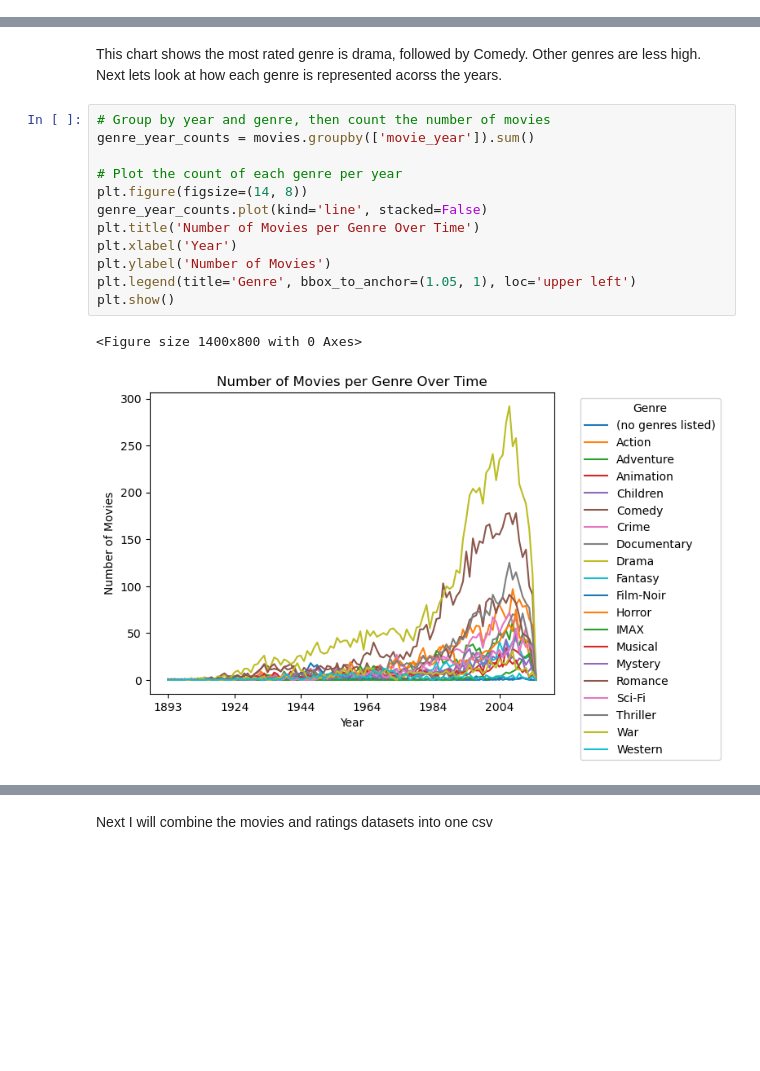
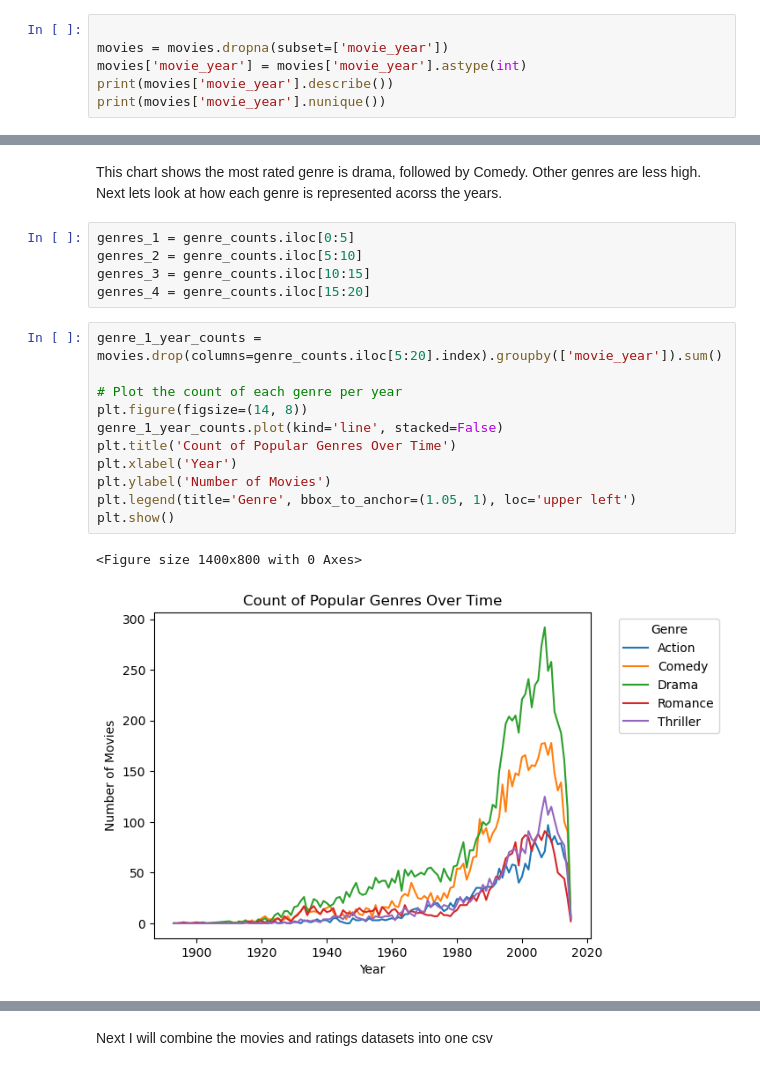
Before and after one commit to padraicohora/movie-recommendation, a Jupyter notebook: exploration/movies_univariate.ipynb, the cells around one changed output, grey strips where cells are left out. Drawn from its saved outputs; the diff is of its cells as text; blank space fills up the shorter version.

```diff
--- a/exploration/movies_univariate.ipynb
+++ b/exploration/movies_univariate.ipynb
@@ -188,0 +176,6 @@ Name: movie_year, dtype: object
+# %%
+
+movies = movies.dropna(subset=['movie_year'])
+movies['movie_year'] = movies['movie_year'].astype(int)
+print(movies['movie_year'].describe())
+print(movies['movie_year'].nunique())
@@ -229,17 +243,21 @@ Passing `palette` without assigning `hue` is deprecated and will be removed in v
 # %% [markdown]
 This chart shows the most rated genre is drama, followed by Comedy. Other genres are less high. Next lets look at how each genre is represented acorss the years.
+# %%
+genres_1 = genre_counts.iloc[0:5]
+genres_2 = genre_counts.iloc[5:10]
+genres_3 = genre_counts.iloc[10:15]
+genres_4 = genre_counts.iloc[15:20]
 # %%
-# Group by year and genre, then count the number of movies
-genre_year_counts = movies.groupby(['movie_year']).sum()
+genre_1_year_counts = movies.drop(columns=genre_counts.iloc[5:20].index).groupby(['movie_year']).sum()
 
 # Plot the count of each genre per year
 plt.figure(figsize=(14, 8))
-genre_year_counts.plot(kind='line', stacked=False)
-plt.title('Number of Movies per Genre Over Time')
+genre_1_year_counts.plot(kind='line', stacked=False)
+plt.title('Count of Popular Genres Over Time')
 plt.xlabel('Year')
 plt.ylabel('Number of Movies')
 plt.legend(title='Genre', bbox_to_anchor=(1.05, 1), loc='upper left')
 plt.show()
 # %% [output]
 <Figure size 1400x800 with 0 Axes>
-[figure, old version]
+[figure, new version]
```
Also changed, not shown: parts of 10 cells of this notebook, 2 other files.
